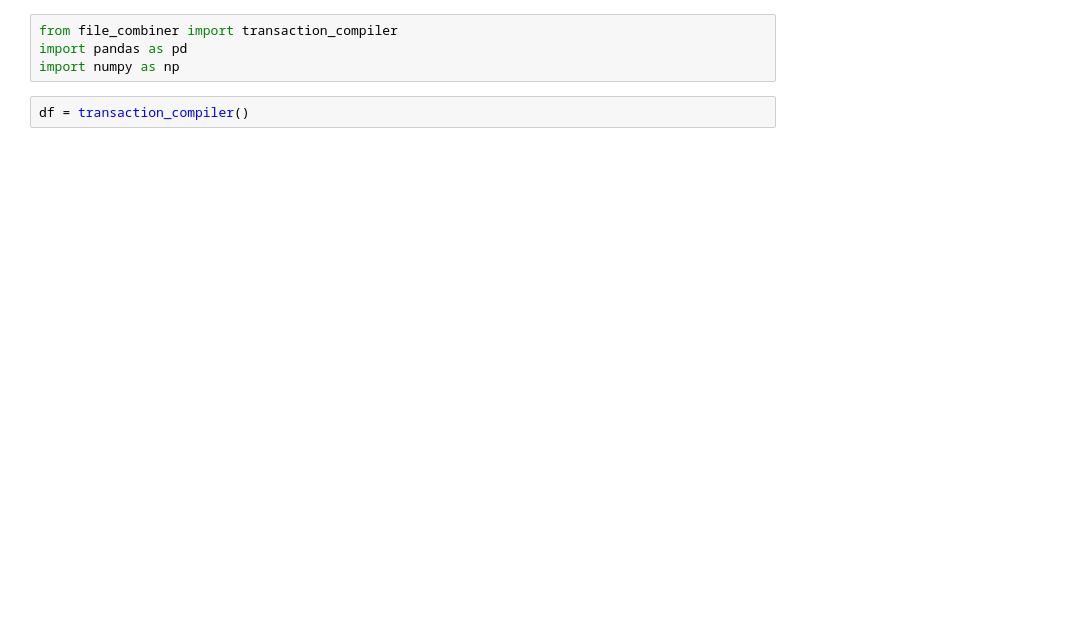
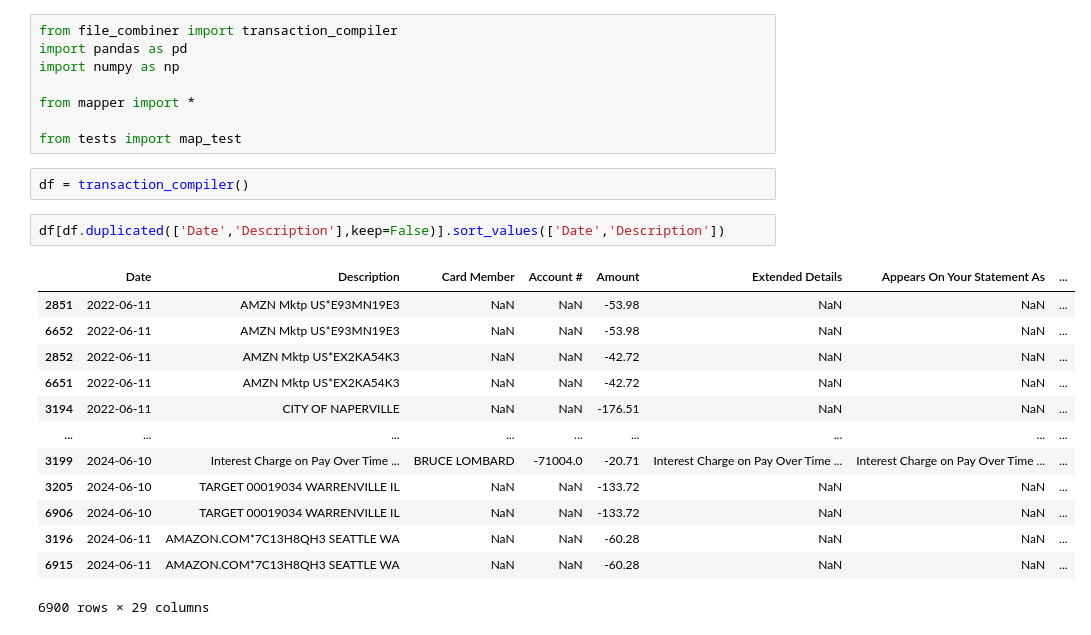
Before and after one commit to blombard24/financial-account-analysis, a Jupyter notebook: test_notebook.ipynb, the cells around one changed output. Drawn from its saved outputs; the diff is of its cells as text; blank space fills up the shorter version.

Commit message:
created test.py file with map_test function - discovered duplicated entries due to incorrect dedup on clean csv import

```diff
--- a/test_notebook.ipynb
+++ b/test_notebook.ipynb
@@ -2,5 +2,25 @@
 from file_combiner import transaction_compiler
 import pandas as pd
 import numpy as np
+
+from mapper import *
+
+from tests import map_test
 # %%
 df = transaction_compiler()
+# %%
+df[df.duplicated(['Date','Description'],keep=False)].sort_values(['Date','Description'])
+# %% [output]
+|  | Date | Description | Card Member | Account # | Amount | Extended Details | Appears On Your Statement As | ... |
+| 2851 | 2022-06-11 | AMZN Mktp US*E93MN19E3 | NaN | NaN | -53.98 | NaN | NaN | ... |
+| 6652 | 2022-06-11 | AMZN Mktp US*E93MN19E3 | NaN | NaN | -53.98 | NaN | NaN | ... |
+| 2852 | 2022-06-11 | AMZN Mktp US*EX2KA54K3 | NaN | NaN | -42.72 | NaN | NaN | ... |
+| 6651 | 2022-06-11 | AMZN Mktp US*EX2KA54K3 | NaN | NaN | -42.72 | NaN | NaN | ... |
+| 3194 | 2022-06-11 | CITY OF NAPERVILLE | NaN | NaN | -176.51 | NaN | NaN | ... |
+| ... | ... | ... | ... | ... | ... | ... | ... | ... |
+| 3199 | 2024-06-10 | Interest Charge on Pay Over Time ... | BRUCE LOMBARD | -71004.0 | -20.71 | Interest Charge on Pay Over Time ... | Interest Charge on Pay Over Time ... | ... |
+| 3205 | 2024-06-10 | TARGET 00019034 WARRENVILLE IL | NaN | NaN | -133.72 | NaN | NaN | ... |
+| 6906 | 2024-06-10 | TARGET 00019034 WARRENVILLE IL | NaN | NaN | -133.72 | NaN | NaN | ... |
+| 3196 | 2024-06-11 | AMAZON.COM*7C13H8QH3 SEATTLE WA | NaN | NaN | -60.28 | NaN | NaN | ... |
+| 6915 | 2024-06-11 | AMAZON.COM*7C13H8QH3 SEATTLE WA | NaN | NaN | -60.28 | NaN | NaN | ... |
+6900 rows × 29 columns
```
Also changed, not shown: parts of 12 cells of this notebook, 2 other files.
